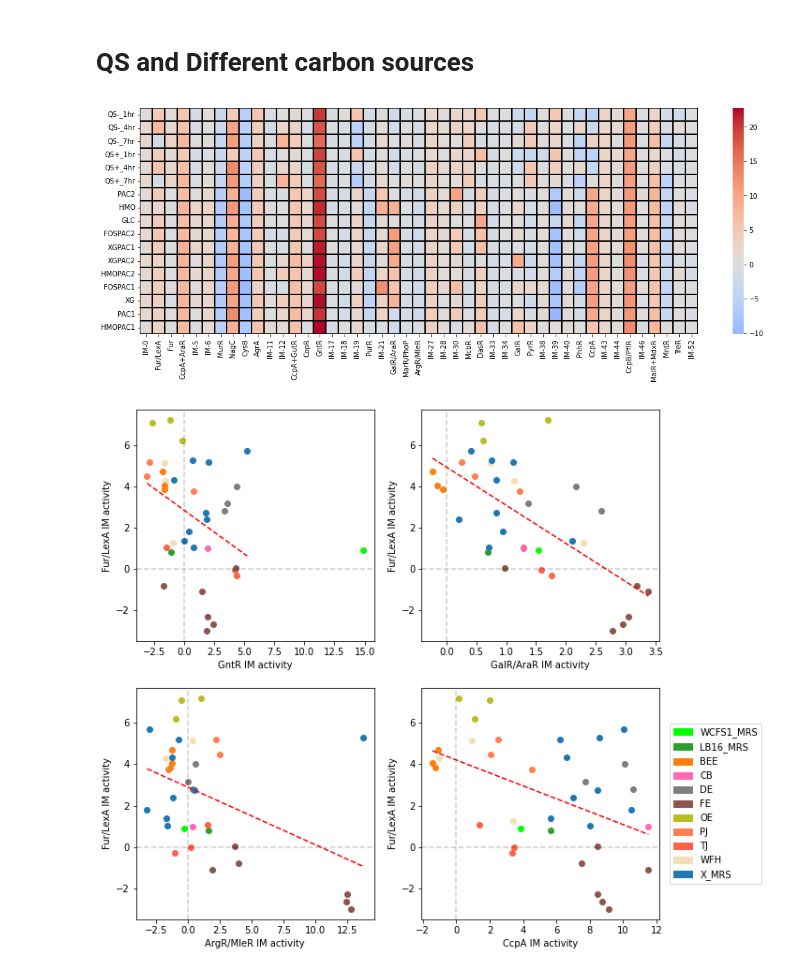
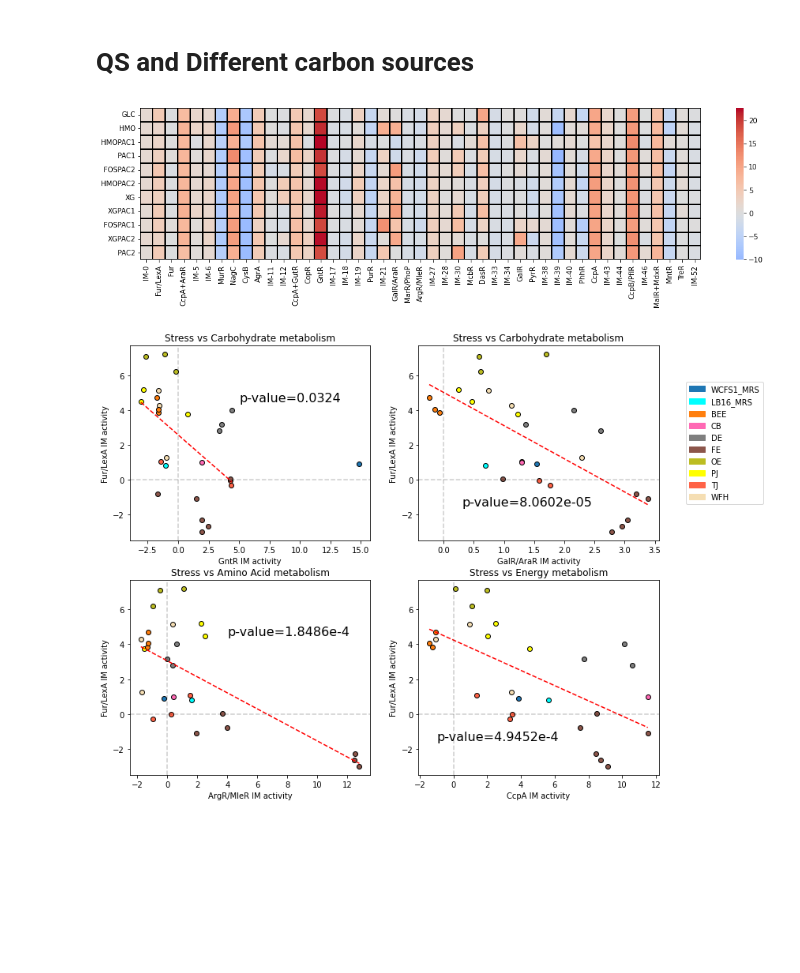
Before and after one commit to SizheQiu/LPiModulons, a Jupyter notebook: workflow/IM_activity_analysis.ipynb, the cells around one changed output. Drawn from its saved outputs; the diff is of its cells as text; code cells hidden in the pictures; blank space fills up the shorter version.

```diff
--- a/workflow/IM_activity_analysis.ipynb
+++ b/workflow/IM_activity_analysis.ipynb
@@ -105,12 +105,12 @@ A_merge = pd.DataFrame(Act_dict )
 A_merge = A_merge.T
 A_merge.columns = IM_names
 # %%
-fig, ax = plt.subplots(1,1, figsize=(18,6))
-sns.heatmap( A_merge, xticklabels=True,
+fig, ax = plt.subplots(1,1, figsize=(18,4))
+sns.heatmap( A_merge.iloc[6:], xticklabels=True,
             linecolor='black',linewidths=1.5,cmap="coolwarm",center=0, ax = ax)
-plt.savefig('../../../../ICA_LP/Figures/Amatrix_qs_cc.svg',format='svg',dpi=150)
+# plt.savefig('../../../../ICA_LP/Figures/Amatrix_cc.svg',format='svg',dpi=150)
 # %% [output]
-[figure, old version]
+[figure, new version]
 # %%
 labels = ['WCFS1_MRS', 'LB16_MRS', 'TJ', 'TJ', 'TJ',
           'WFH', 'WFH','WFH','PJ', 'PJ', 'PJ', 'DE', 'DE', 'DE', 'FE','FE', 'FE', 'FE', 'FE',
@@ -135,6 +137,6 @@ def scatter(ax, x,y,colors):
 # %%
-A_hab = A[ A.columns[42:78] ]
-fig, axs = plt.subplots(2,2, figsize=(10,10))
+A_hab = A[ A.columns[42:69] ]
+fig, axs = plt.subplots(2,2, figsize=(12,10))
 scatter(axs[0][0], A_hab.loc[16], A_hab.loc[1],colors)
 axs[0][0].set_xlabel('GntR IM activity')
 add_linear(axs[0][0], A_hab.loc[16][1:], A_hab.loc[1][1:])
@@ -153,7 +155,7 @@ add_linear(axs[1][1], A_hab.loc[42], A_hab.loc[1])
 handles = []
 for cond in color_dict.keys():
     handles.append( mpatches.Patch(color= color_dict[cond], label=cond))
-axs[1][1].legend(handles=handles,loc='right',bbox_to_anchor=[1.45, 0.5])
+axs[0][1].legend(handles=handles,loc='right',bbox_to_anchor=[1.45, 0.5])
 
 
 for i in range(2):
@@ -161,5 +163,14 @@ for i in range(2):
         axs[i][j].set_ylabel('Fur/LexA IM activity')
         axs[i][j].axhline(y=0, color='black', linestyle='--',alpha=0.2)
         axs[i][j].axvline(x=0, color='black', linestyle='--',alpha=0.2)
+axs[0][0].set_title('Stress vs Carbohydrate metabolism')
+axs[0][0].text(5,4.5,'p-value=0.0324',fontsize=16)
+axs[0][1].set_title('Stress vs Carbohydrate metabolism')
+axs[0][1].text(0.3,-1.5,'p-value=8.0602e-05',fontsize=16)
+axs[1][0].set_title('Stress vs Amino Acid metabolism')
+axs[1][0].text(4,4.5,'p-value=1.8486e-4',fontsize=16)
+axs[1][1].set_title('Stress vs Energy metabolism')
+axs[1][1].text(-1,-1.5,'p-value=4.9452e-4',fontsize=16)
+plt.savefig('../../../../ICA_LP/Figures/stress_vs_primary.svg',format='svg',dpi=150)
 # %% [output]
-[figure, old version]
+[figure, new version]
```
Also changed, not shown: parts of 2 cells of this notebook, 1 other file.
